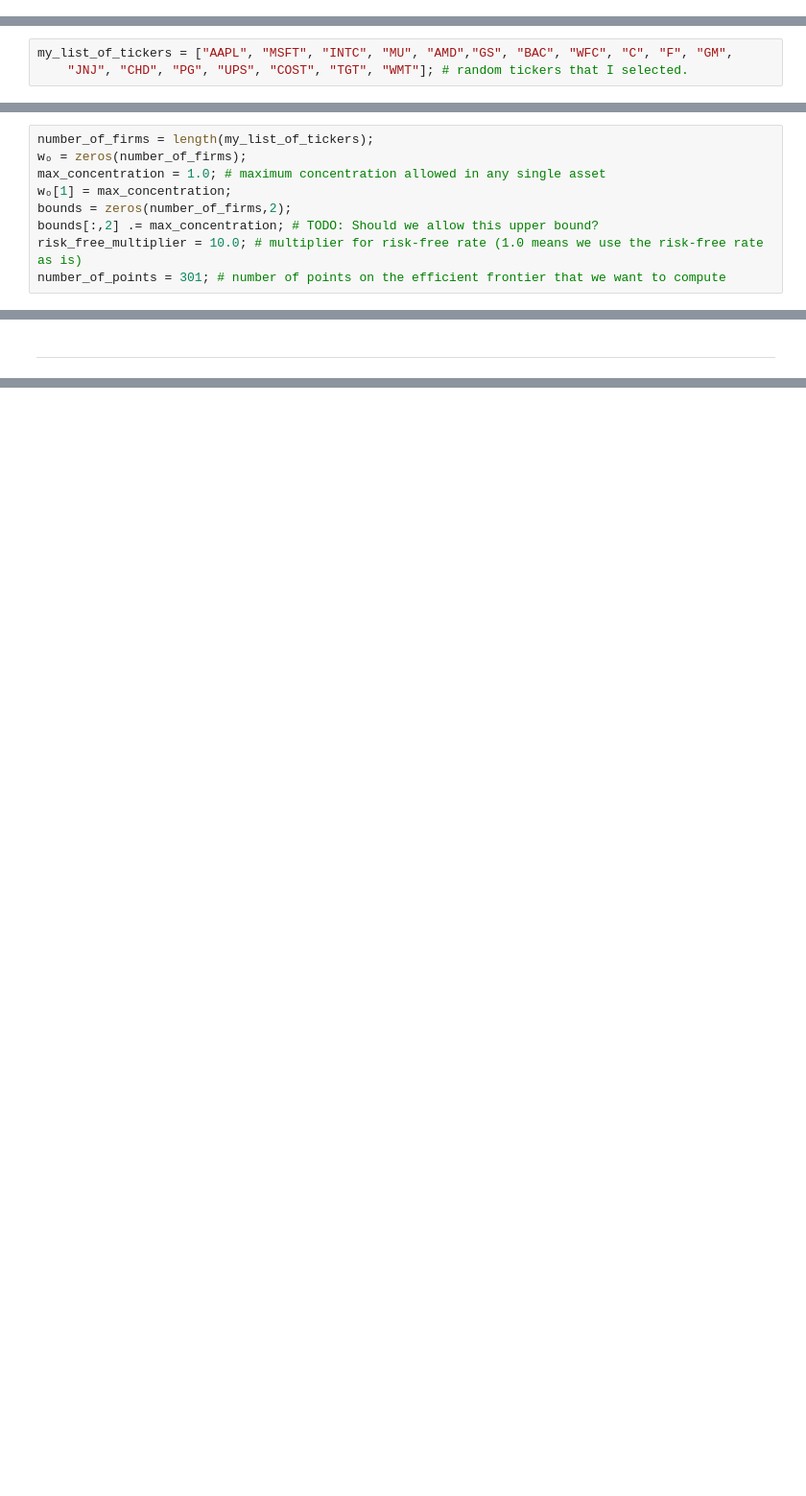
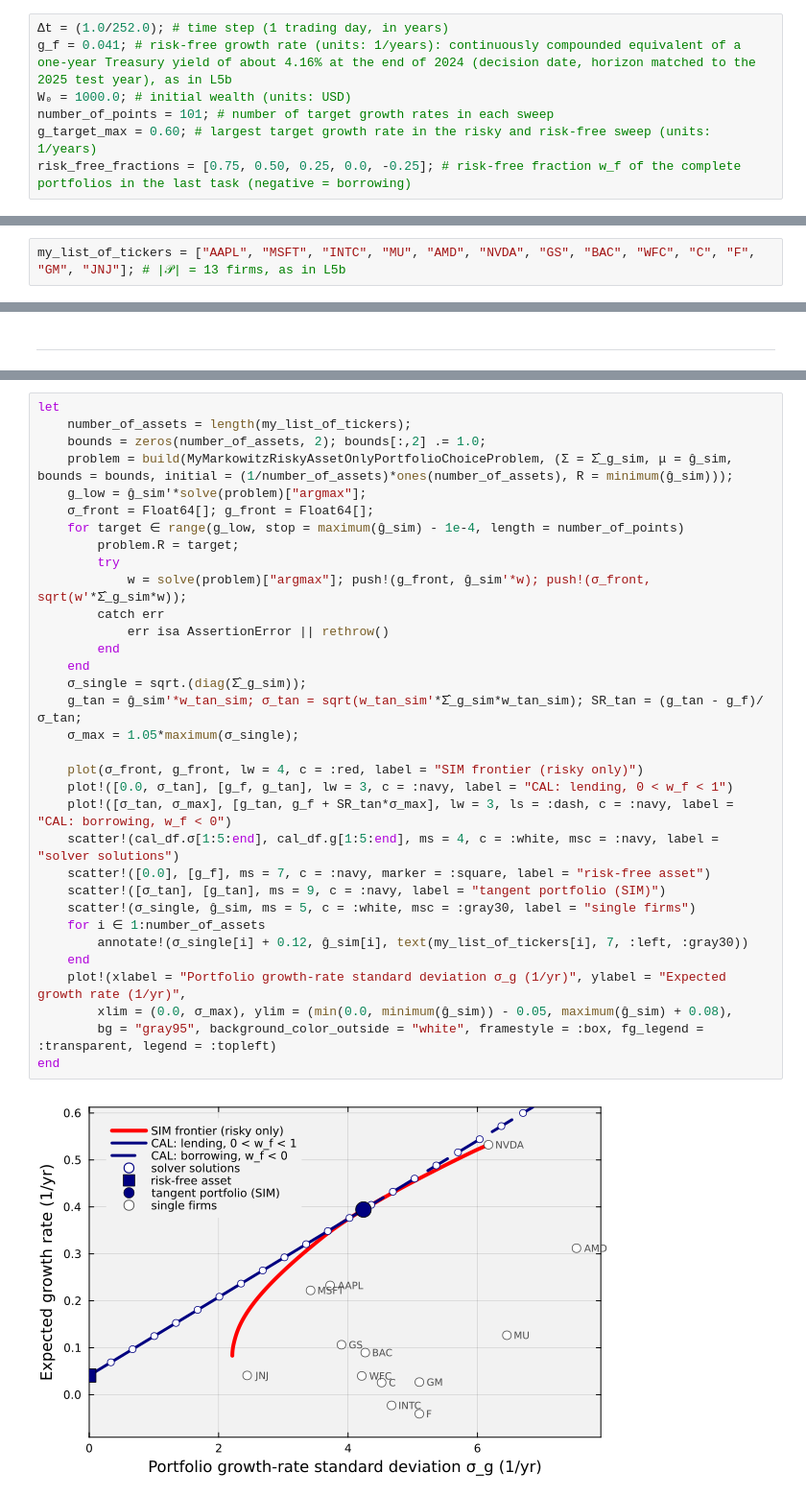
Before and after one commit to varnerlab/CHEME-5660-CourseRepository-Fall-2026, a Jupyter notebook: lectures/week-6/L6b/CHEME-5660-L6b-Example-SIM-MinVar-RRFA-Fall-2026.ipynb, the cells around one changed output, grey strips where cells are left out. Shown at 96% size. Cells and saved outputs as stored; diff of their text form; blank space fills up the shorter version.

```diff
--- a/lectures/week-6/L6b/CHEME-5660-L6b-Example-SIM-MinVar-RRFA-Fall-2026.ipynb
+++ b/lectures/week-6/L6b/CHEME-5660-L6b-Example-SIM-MinVar-RRFA-Fall-2026.ipynb
@@ -128,2 +77,9 @@ risk_free_rate = 0.0389; # hypothetical continuous compounded risk free rate (un
+# %%
+Δt = (1.0/252.0); # time step (1 trading day, in years)
+g_f = 0.041; # risk-free growth rate (units: 1/years): continuously compounded equivalent of a one-year Treasury yield of about 4.16% at the end of 2024 (decision date, horizon matched to the 2025 test year), as in L5b
+W₀ = 1000.0; # initial wealth (units: USD)
+number_of_points = 101; # number of target growth rates in each sweep
+g_target_max = 0.60; # largest target growth rate in the risky and risk-free sweep (units: 1/years)
+risk_free_fractions = [0.75, 0.50, 0.25, 0.0, -0.25]; # risk-free fraction w_f of the complete portfolios in the last task (negative = borrowing)
 # %% [markdown]
 ___
@@ -135,3 +89,2 @@ Let's start by specifying a collection of ticker symbols, e.g., `AAPL`, `MSFT`,
 # %%
-my_list_of_tickers = ["AAPL", "MSFT", "INTC", "MU", "AMD","GS", "BAC", "WFC", "C", "F", "GM",
-    "JNJ", "CHD", "PG", "UPS", "COST", "TGT", "WMT"]; # random tickers that I selected.
+my_list_of_tickers = ["AAPL", "MSFT", "INTC", "MU", "AMD", "NVDA", "GS", "BAC", "WFC", "C", "F", "GM", "JNJ"]; # |𝒫| = 13 firms, as in L5b
@@ -198,9 +90,0 @@ To begin, create instances of the portfolio optimization problems. Start by sett
-# %%
-number_of_firms = length(my_list_of_tickers);
-wₒ = zeros(number_of_firms);
-max_concentration = 1.0; # maximum concentration allowed in any single asset
-wₒ[1] = max_concentration;
-bounds = zeros(number_of_firms,2);
-bounds[:,2] .= max_concentration; # TODO: Should we allow this upper bound?
-risk_free_multiplier = 10.0; # multiplier for risk-free rate (1.0 means we use the risk-free rate as is)
-number_of_points = 301; # number of points on the efficient frontier that we want to compute
@@ -690,0 +244,35 @@ ___
+# %%
+let
+    number_of_assets = length(my_list_of_tickers);
+    bounds = zeros(number_of_assets, 2); bounds[:,2] .= 1.0;
+    problem = build(MyMarkowitzRiskyAssetOnlyPortfolioChoiceProblem, (Σ = Σ̂_g_sim, μ = ĝ_sim, bounds = bounds, initial = (1/number_of_assets)*ones(number_of_assets), R = minimum(ĝ_sim)));
+    g_low = ĝ_sim'*solve(problem)["argmax"];
+    σ_front = Float64[]; g_front = Float64[];
+    for target ∈ range(g_low, stop = maximum(ĝ_sim) - 1e-4, length = number_of_points)
+        problem.R = target;
+        try
+            w = solve(problem)["argmax"]; push!(g_front, ĝ_sim'*w); push!(σ_front, sqrt(w'*Σ̂_g_sim*w));
+        catch err
+            err isa AssertionError || rethrow()
+        end
+    end
+    σ_single = sqrt.(diag(Σ̂_g_sim));
+    g_tan = ĝ_sim'*w_tan_sim; σ_tan = sqrt(w_tan_sim'*Σ̂_g_sim*w_tan_sim); SR_tan = (g_tan - g_f)/σ_tan;
+    σ_max = 1.05*maximum(σ_single);
+
+    plot(σ_front, g_front, lw = 4, c = :red, label = "SIM frontier (risky only)")
+    plot!([0.0, σ_tan], [g_f, g_tan], lw = 3, c = :navy, label = "CAL: lending, 0 < w_f < 1")
+    plot!([σ_tan, σ_max], [g_tan, g_f + SR_tan*σ_max], lw = 3, ls = :dash, c = :navy, label = "CAL: borrowing, w_f < 0")
+    scatter!(cal_df.σ[1:5:end], cal_df.g[1:5:end], ms = 4, c = :white, msc = :navy, label = "solver solutions")
+    scatter!([0.0], [g_f], ms = 7, c = :navy, marker = :square, label = "risk-free asset")
+    scatter!([σ_tan], [g_tan], ms = 9, c = :navy, label = "tangent portfolio (SIM)")
+    scatter!(σ_single, ĝ_sim, ms = 5, c = :white, msc = :gray30, label = "single firms")
+    for i ∈ 1:number_of_assets
+        annotate!(σ_single[i] + 0.12, ĝ_sim[i], text(my_list_of_tickers[i], 7, :left, :gray30))
+    end
+    plot!(xlabel = "Portfolio growth-rate standard deviation σ_g (1/yr)", ylabel = "Expected growth rate (1/yr)",
+        xlim = (0.0, σ_max), ylim = (min(0.0, minimum(ĝ_sim)) - 0.05, maximum(ĝ_sim) + 0.08),
+        bg = "gray95", background_color_outside = "white", framestyle = :box, fg_legend = :transparent, legend = :topleft)
+end
+# %% [output]
+[figure, added]
```
Also changed, not shown: parts of 90 cells of this notebook, 26 other files.
